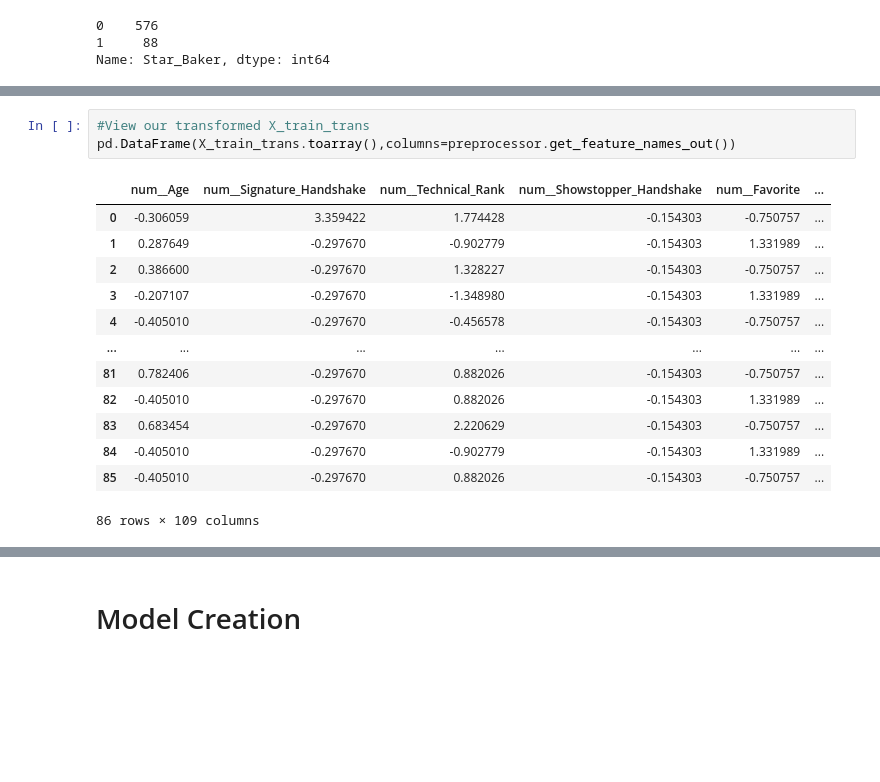
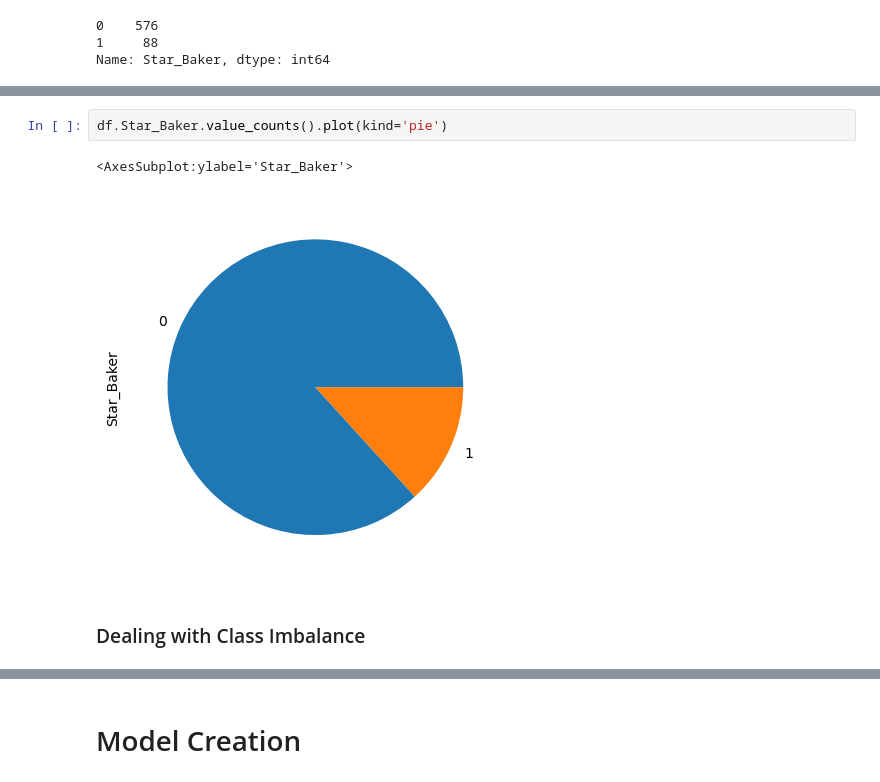
Before and after one commit to mgargiulo07/Springboard-Data-Science-Course, a Jupyter notebook: Capstone_Projects/Capstone_2/3_Feature_Engineering_and_Model_Creation.ipynb, the cells around one changed output, grey strips where cells are left out. Cells and saved outputs as stored; diff of their text form; blank space fills up the shorter version.

```diff
--- a/Capstone_Projects/Capstone_2/3_Feature_Engineering_and_Model_Creation.ipynb
+++ b/Capstone_Projects/Capstone_2/3_Feature_Engineering_and_Model_Creation.ipynb
@@ -158,17 +118,7 @@ weighted avg       0.90      0.89      0.87        37
-# %%
-#View our transformed X_train_trans
-pd.DataFrame(X_train_trans.toarray(),columns=preprocessor.get_feature_names_out())
-# %% [output]
-|  | num__Age | num__Signature_Handshake | num__Technical_Rank | num__Showstopper_Handshake | num__Favorite | ... |
-| 0 | -0.306059 | 3.359422 | 1.774428 | -0.154303 | -0.750757 | ... |
-| 1 | 0.287649 | -0.297670 | -0.902779 | -0.154303 | 1.331989 | ... |
-| 2 | 0.386600 | -0.297670 | 1.328227 | -0.154303 | -0.750757 | ... |
-| 3 | -0.207107 | -0.297670 | -1.348980 | -0.154303 | 1.331989 | ... |
-| 4 | -0.405010 | -0.297670 | -0.456578 | -0.154303 | -0.750757 | ... |
-| ... | ... | ... | ... | ... | ... | ... |
-| 81 | 0.782406 | -0.297670 | 0.882026 | -0.154303 | -0.750757 | ... |
-| 82 | -0.405010 | -0.297670 | 0.882026 | -0.154303 | 1.331989 | ... |
-| 83 | 0.683454 | -0.297670 | 2.220629 | -0.154303 | -0.750757 | ... |
-| 84 | -0.405010 | -0.297670 | -0.902779 | -0.154303 | 1.331989 | ... |
-| 85 | -0.405010 | -0.297670 | 0.882026 | -0.154303 | -0.750757 | ... |
-86 rows × 109 columns
+# %%
+df.Star_Baker.value_counts().plot(kind='pie')
+# %% [output]
+<AxesSubplot:ylabel='Star_Baker'>
+[figure, added]
+# %% [markdown]
+### Dealing with Class Imbalance
```
Also changed, not shown: parts of 57 cells of this notebook.
